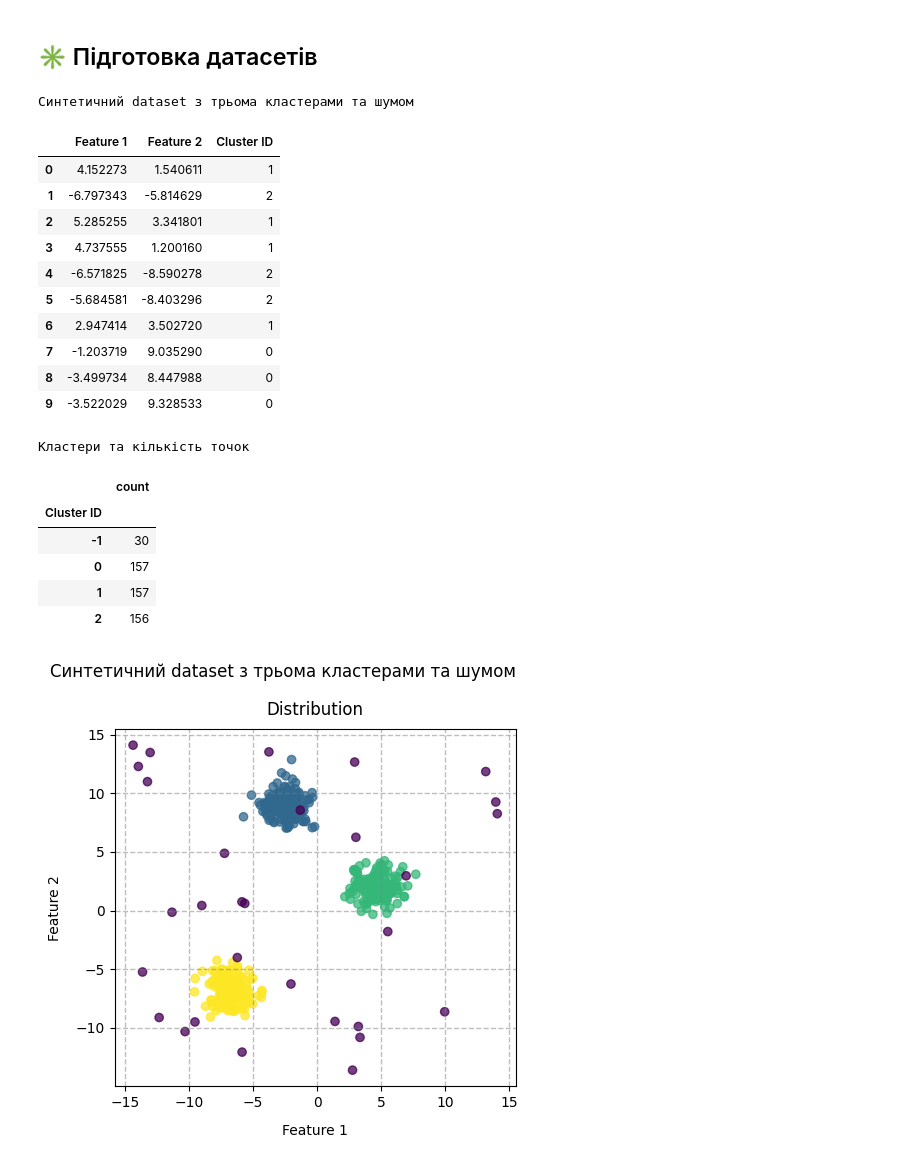
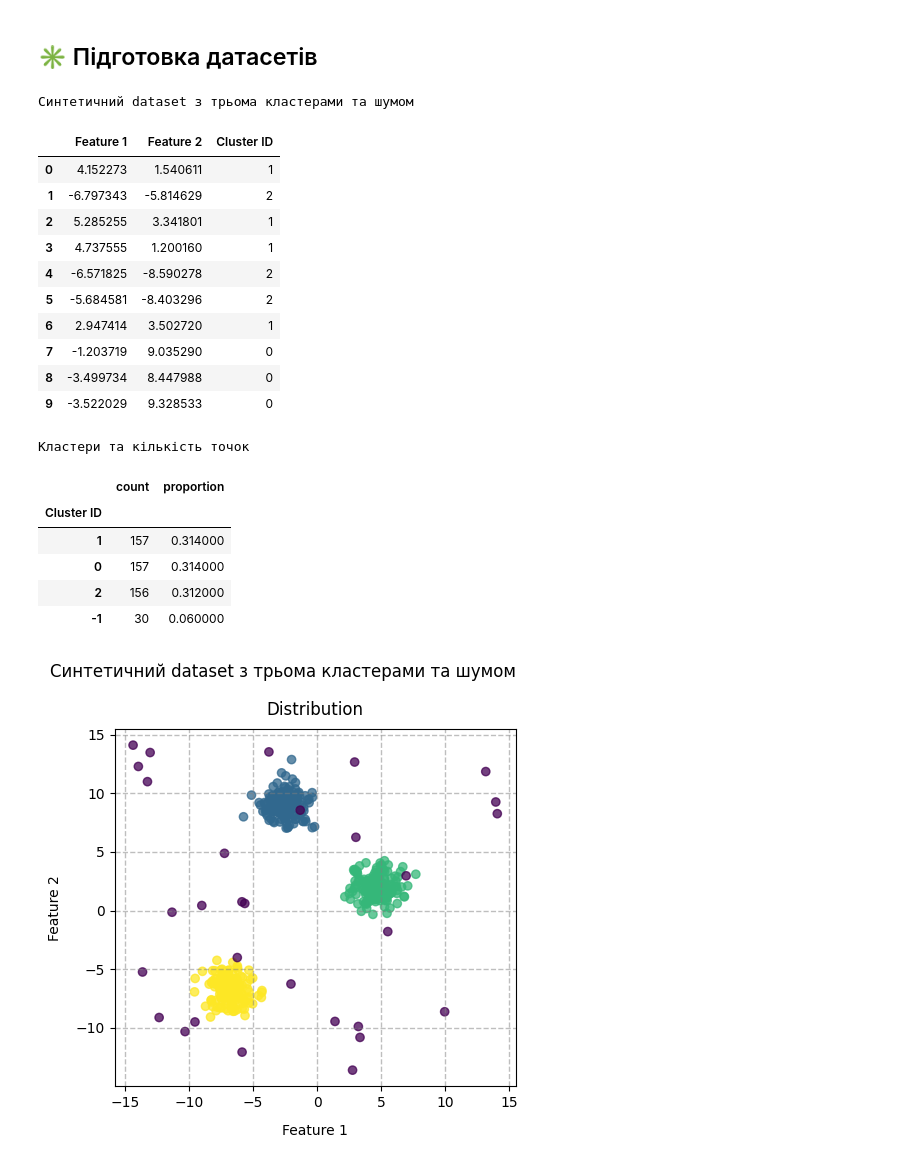
Before and after one commit to BogdanPinchuk/DataScience-PBY_HW19, a Jupyter notebook: Bohdan_Pinchuk_DS_HW19.ipynb, the cells around one changed output. Cells and saved outputs as stored; diff of their text form; code cells hidden in the pictures.

```diff
--- a/Bohdan_Pinchuk_DS_HW19.ipynb
+++ b/Bohdan_Pinchuk_DS_HW19.ipynb
@@ -180,43 +180,43 @@ noise = np.random.uniform(
 # Об'єднання кластерів та шуму
 X_data = np.vstack([X_data, noise])
 
 # Мітки для шуму
 noise_labels = [-1] * len(noise)  # type: ignore
 
 Y_data = np.concatenate([Y_data, noise_labels])
 
 cluster_dataset = pd.DataFrame({
     f1_col_name: X_data[:, 0],
     f2_col_name: X_data[:, 1],
     y_col_name: Y_data,
 })
 
 # Print results
 display(cluster_dataset.head(10).style.set_caption("Синтетичний dataset з трьома кластерами та шумом"))
-display(cluster_dataset.groupby(y_col_name)
-        .size()
-        .to_frame(name='count')
-        .style.set_caption("Кластери та кількість точок"))
+display(pd.concat([
+    cluster_dataset[y_col_name].value_counts(),
+    cluster_dataset[y_col_name].value_counts(normalize=True),
+], axis=1).style.set_caption("Кластери та кількість точок"))
 # %% [output]
 Синтетичний dataset з трьома кластерами та шумом
 |  | Feature 1 | Feature 2 | Cluster ID |
 | 0 | 4.152273 | 1.540611 | 1 |
 | 1 | -6.797343 | -5.814629 | 2 |
 | 2 | 5.285255 | 3.341801 | 1 |
 | 3 | 4.737555 | 1.200160 | 1 |
 | 4 | -6.571825 | -8.590278 | 2 |
 | 5 | -5.684581 | -8.403296 | 2 |
 | 6 | 2.947414 | 3.502720 | 1 |
 | 7 | -1.203719 | 9.035290 | 0 |
 | 8 | -3.499734 | 8.447988 | 0 |
 | 9 | -3.522029 | 9.328533 | 0 |
 Кластери та кількість точок
-|  | count |
-| Cluster ID |  |
-| -1 | 30 |
-| 0 | 157 |
-| 1 | 157 |
-| 2 | 156 |
+|  | count | proportion |
+| Cluster ID |  |  |
+| 1 | 157 | 0.314000 |
+| 0 | 157 | 0.314000 |
+| 2 | 156 | 0.312000 |
+| -1 | 30 | 0.060000 |
 # %%
 # Graphic results
 
```
Also changed, not shown: parts of 3 cells of this notebook.
